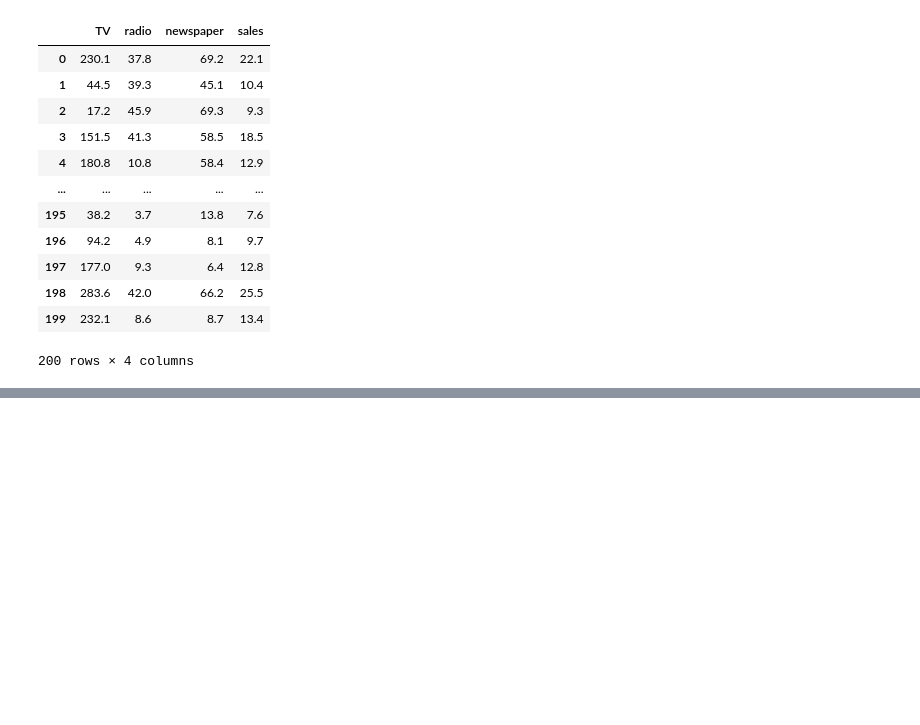
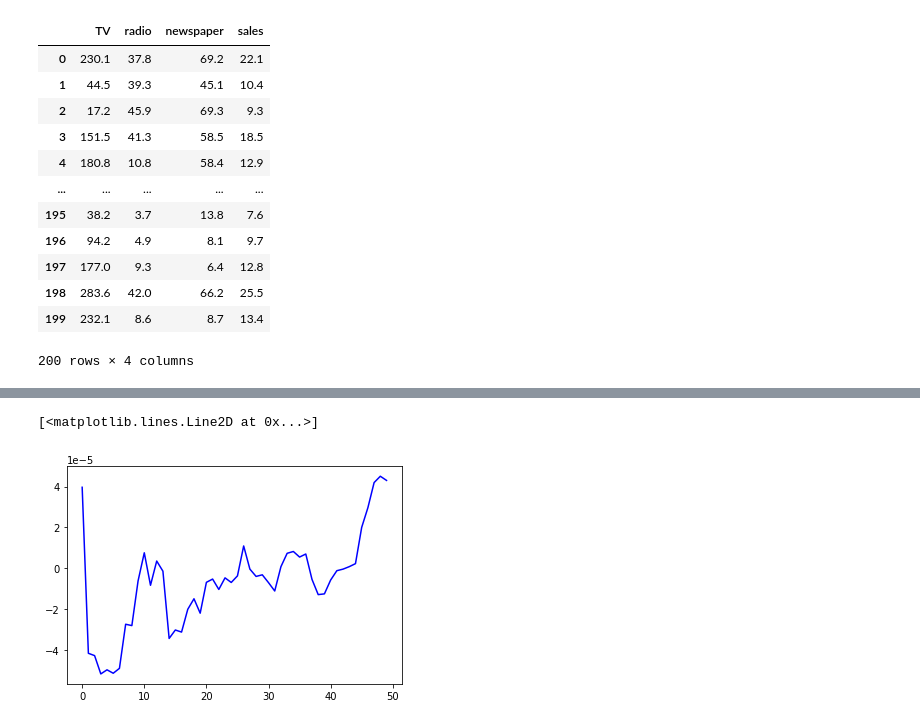
Before and after one commit to Sai-Prathik/Neural-Networks, a Jupyter notebook: Sample_training.ipynb, the cells around one changed output, grey strips where cells are left out. Drawn from its saved outputs; the diff is of its cells as text; code cells hidden in the pictures; blank space fills up the shorter version.

```diff
--- a/Sample_training.ipynb
+++ b/Sample_training.ipynb
@@ -60,2 +31,3 @@ numpy.ndarray
-# %%
-data_y=data_y.reshape(-1,1)
+# %%
+data[["TV","radio","newspaper"]]=minmaxscaler(data[["TV","radio","newspaper"]],(-1,1))
+data["sales"]=(data["sales"]-data["sales"].min())/(data["sales"].max()-data["sales"].min())
@@ -141,15 +90,15 @@ def backtrack_error(model,X,e):
 
     bias_vec=cm #biases(3X1)
     l=[]
-    for i in cm.T:
-      l.append(i*X[0])
+    for i in cm:
+       l.append(i*X)
 
     hidden_weights=np.array(l)#hidden weights(3X3)
 
-    output_weights=model.h1.T #output weights(3X1)
+    output_weights=model.h1 #output weights(3X1)
 
-
-    print(output_weights.shape)
+    #print(hidden_weights.shape,output_weights.shape)
+    #print(model.h1,e)
     model.w1=model.w1-(model.lr_rate*(hidden_weights*e))
     model.w2=model.w2-(model.lr_rate*(output_weights*e))
     model.b1=model.b1-(model.lr_rate*(bias_vec*e))
@@ -169,0 +151,5 @@ array([[0.83261985, 0.77815675, 0.87001215],
+# %%
+np.random.seed(1)
+model=FeedForward(3,3,0.01)
+#model.fit(data_x,data_y)
+mean_error=model.train_network(50,data).reshape(-1,1)
@@ -169,0 +174,6 @@ array([[0.83261985, 0.77815675, 0.87001215],
+# %%
+x=np.arange(0,mean_error.size)
+plt.plot(x,mean_error,color="blue")
+# %% [output]
+[<matplotlib.lines.Line2D at 0x...>]
+[figure, added]
```
Also changed, not shown: parts of 18 cells of this notebook.
